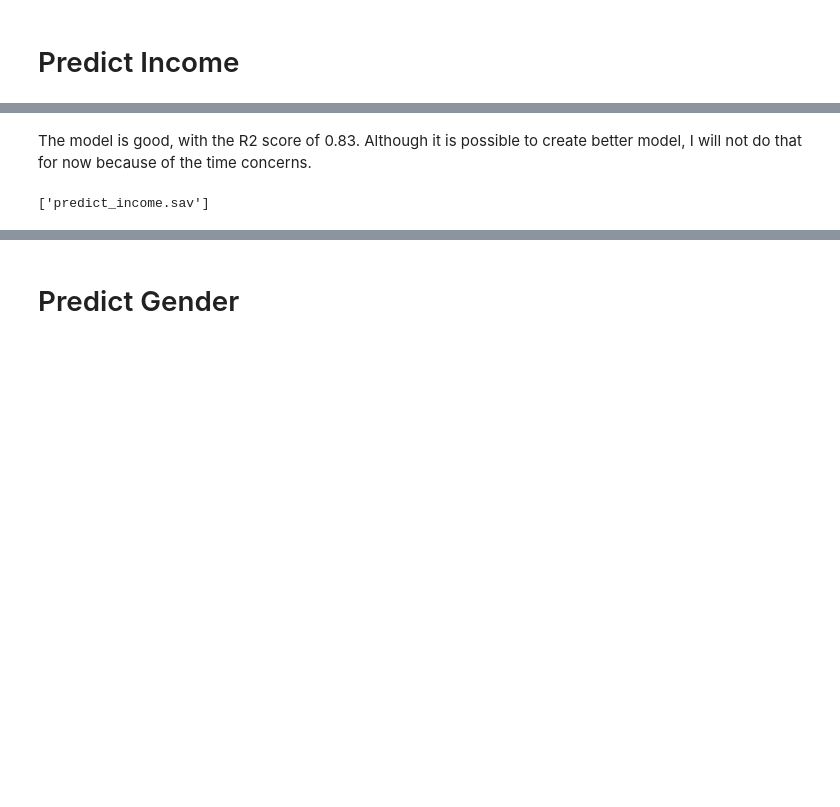
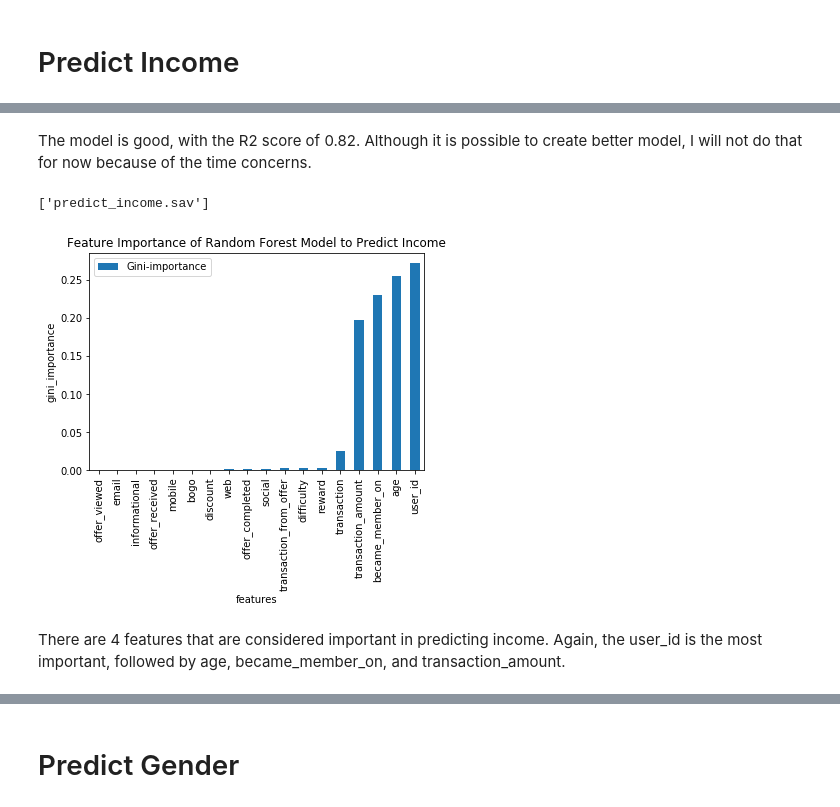
Before and after one commit to nugroho1234/starbucks-project, a Jupyter notebook: Starbucks_Capstone_notebook.ipynb, the cells around one changed output, grey strips where cells are left out. Cells and saved outputs as stored; diff of their text form; code cells hidden in the pictures; blank space fills up the shorter version.

```diff
--- a/Starbucks_Capstone_notebook.ipynb
+++ b/Starbucks_Capstone_notebook.ipynb
@@ -790,10 +864,25 @@ MAE for Random Forest is: 4650.021080417209
 # %% [markdown]
-The model is good, with the R2 score of 0.83. Although it is possible to create better model, I will not do that for now because of the time concerns.
+The model is good, with the R2 score of 0.82. Although it is possible to create better model, I will not do that for now because of the time concerns.
 # %%
 #saving model
 joblib.dump(regress, 'predict_income.sav')
 # %% [output]
 ['predict_income.sav']
+# %%
+feats = {} # a dict to hold feature_name: feature_importance
+for feature, importance in zip(X.columns, regress.feature_importances_):
+    feats[feature] = importance #add the name/value pair
+
+importances = pd.DataFrame.from_dict(feats, orient='index').rename(columns={0: 'Gini-importance'})
+importances.sort_values(by='Gini-importance').plot(kind='bar', rot=90)
+plt.title('Feature Importance of Random Forest Model to Predict Income')
+plt.xlabel('features')
+plt.ylabel('gini_importance')
+plt.show();
+# %% [output]
+[figure, added]
+# %% [markdown]
+There are 4 features that are considered important in predicting income. Again, the user_id is the most important, followed by age, became_member_on, and transaction_amount.
 # %%
 #loading model
 regress = joblib.load('predict_income.sav')
```
Also changed, not shown: parts of 30 cells of this notebook, 1 other file.
